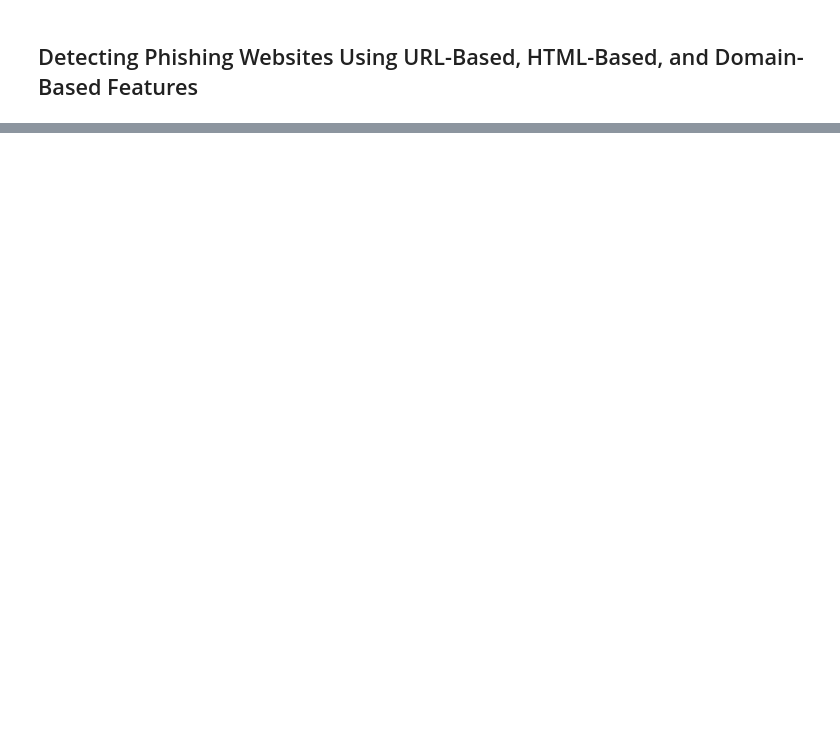
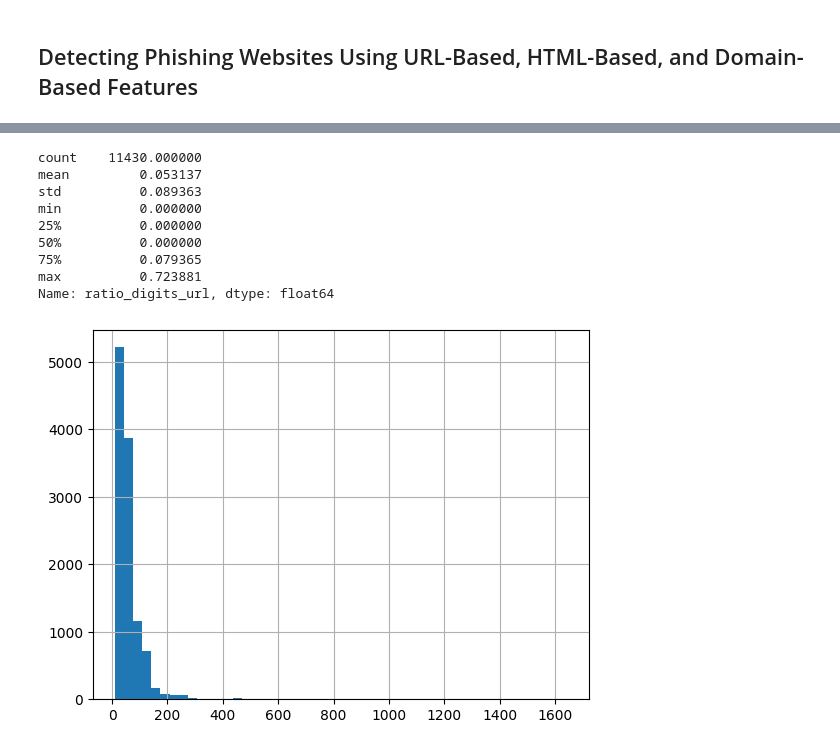
Before and after one commit to Nehemiahmageto/Detecting-Phishing-Websites-Using-URL-Based-HTML-Based-and-Domain-Based-Features, a Jupyter notebook: Model.ipynb, the cells around one changed output, grey strips where cells are left out. Drawn from its saved outputs; the diff is of its cells as text; code cells hidden in the pictures; blank space fills up the shorter version.

```diff
--- a/Model.ipynb
+++ b/Model.ipynb
@@ -162,0 +71,15 @@ sns.heatmap(df.corr(), linewidths=.5)
+# %%
+df2["length_url"].hist(bins=50)
+df2["nb_dots"].value_counts()
+df2["ratio_digits_url"].describe()
+# %% [output]
+count    11430.000000
+mean         0.053137
+std          0.089363
+min          0.000000
+25%          0.000000
+50%          0.000000
+75%          0.079365
+max          0.723881
+Name: ratio_digits_url, dtype: float64
+[figure, added]
```
Also changed, not shown: parts of 16 cells of this notebook, 1 other file.
